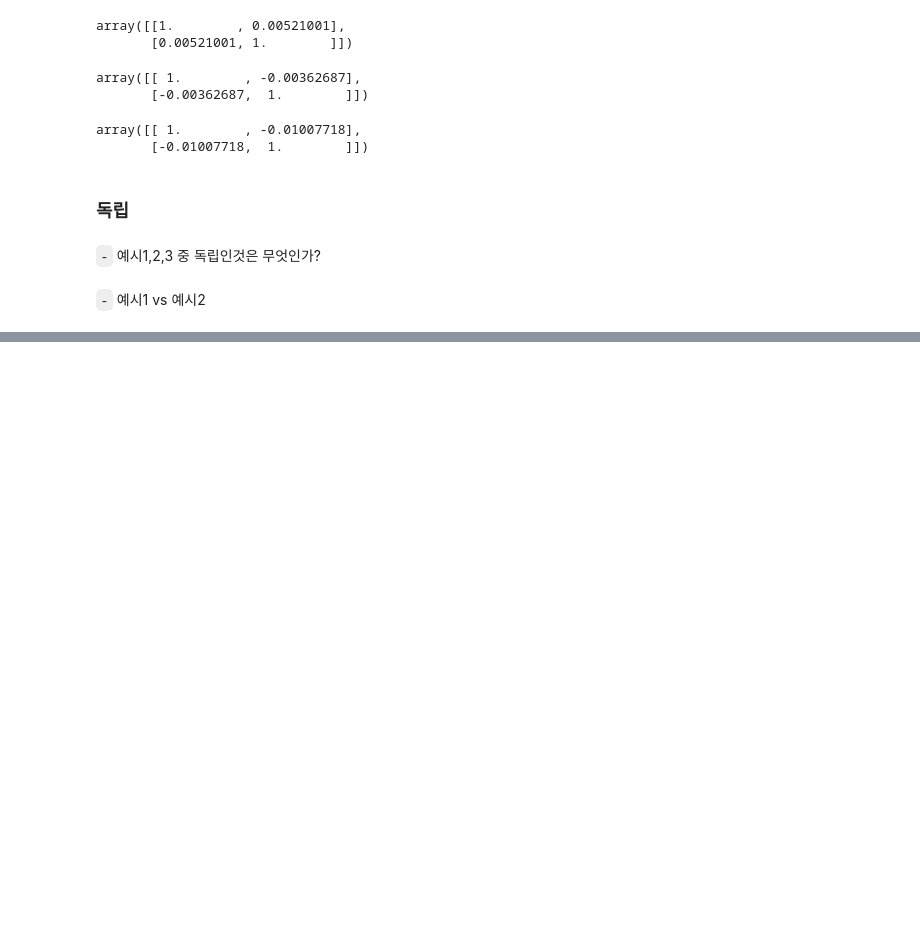
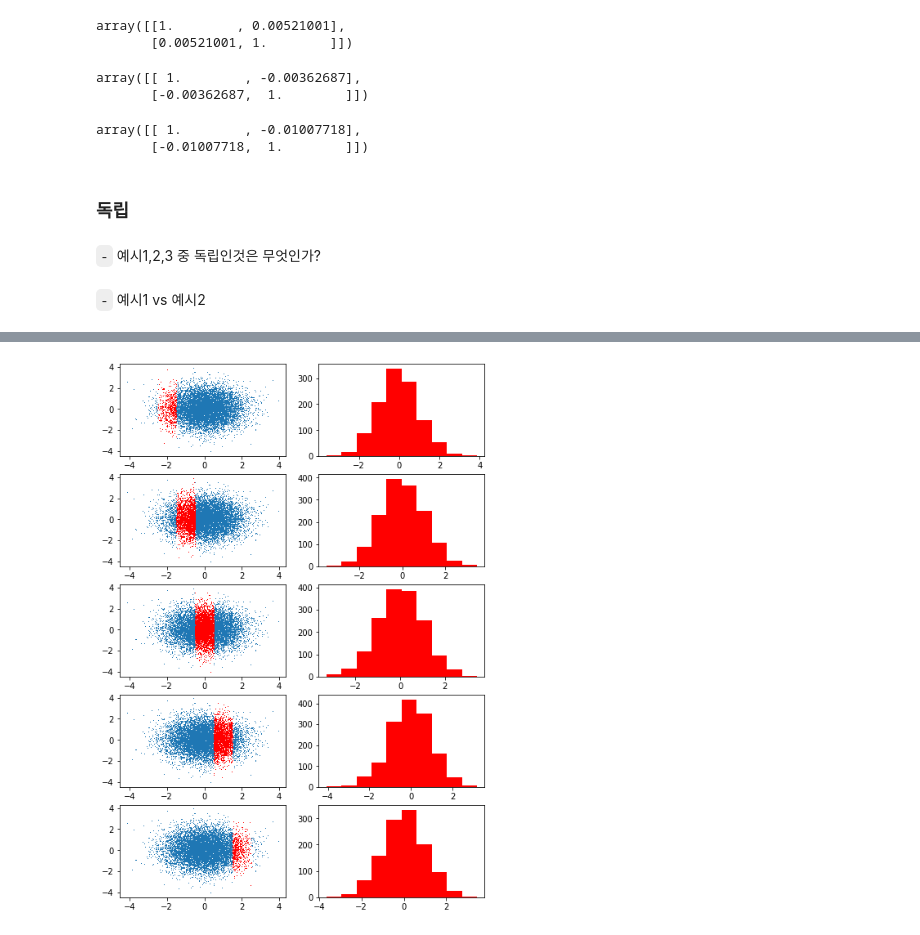
Before and after one commit to guebin/DV2022_backup, a Jupyter notebook: _notebooks/draft.ipynb, the cells around one changed output, grey strips where cells are left out. Drawn from its saved outputs; the diff is of its cells as text; code cells hidden in the pictures; blank space fills up the shorter version.

```diff
--- a/_notebooks/draft.ipynb
+++ b/_notebooks/draft.ipynb
@@ -221,5 +130,0 @@ fig
-# %%
-fig, ax = plt.subplots(1,3,figsize=(12,4))
-ax[0].plot(x1,y1,',',color='gray'); ax[0].plot(x1_red,y1_red,',r'); ax[0].plot(x1_blue,y1_blue,',b');
-ax[1].hist(y1_red,color='red')
-ax[2].hist(y1_blue,color='blue')
@@ -235,5 +130,0 @@ ax[2].hist(y1_blue,color='blue')
-# %%
-fig, ax = plt.subplots(1,3,figsize=(12,4))
-ax[0].plot(x2,y2,',',color='gray'); ax[0].plot(x2_red,y2_red,',r'); ax[0].plot(x2_blue,y2_blue,',b');
-ax[1].hist(y2_red,color='red'); ax[1].set_xlim(-1,1)
-ax[2].hist(y2_blue,color='blue'); ax[2].set_xlim(-1,1)
@@ -243,7 +130,0 @@ ax[2].hist(y2_blue,color='blue'); ax[2].set_xlim(-1,1)
-# %%
-h=0.2
-k=np.linspace(-1.5,1.5,9)
-fig, _ = plt.subplots(3,3)
-for i in range(9):
-    fig.axes[i].hist(y[(x>k[i]-h) * (x<k[i]+h)])
-fig.tight_layout()
@@ -251,0 +138,22 @@ fig.tight_layout()
+# %%
+def h(interval, data, ax, col='r'):
+    a,b = interval
+    x,y = data
+    idx = (a<x)&(x<b)
+    ax.hist(y[idx],color=col)
+# %%
+fig , ax = plt.subplots(5,2,figsize=(8,12))
+
+ax[0,0].plot(x3,y3,','); g([-2.5,-1.5],[x3,y3],ax[0,0])
+ax[1,0].plot(x3,y3,','); g([-1.5,-0.5],[x3,y3],ax[1,0])
+ax[2,0].plot(x3,y3,','); g([-0.5,+0.5],[x3,y3],ax[2,0])
+ax[3,0].plot(x3,y3,','); g([+0.5,+1.5],[x3,y3],ax[3,0])
+ax[4,0].plot(x3,y3,','); g([+1.5,+2.5],[x3,y3],ax[4,0])
+
+h([-1.0,-0.6],[x3,y3],ax[0,1])
+h([-0.6,-0.2],[x3,y3],ax[1,1])
+h([-0.2,+0.2],[x3,y3],ax[2,1])
+h([+0.2,+0.6],[x3,y3],ax[3,1])
+h([+0.6,+1.0],[x3,y3],ax[4,1])
+# %% [output]
+[figure, added]
```
Also changed, not shown: parts of 25 cells of this notebook.
